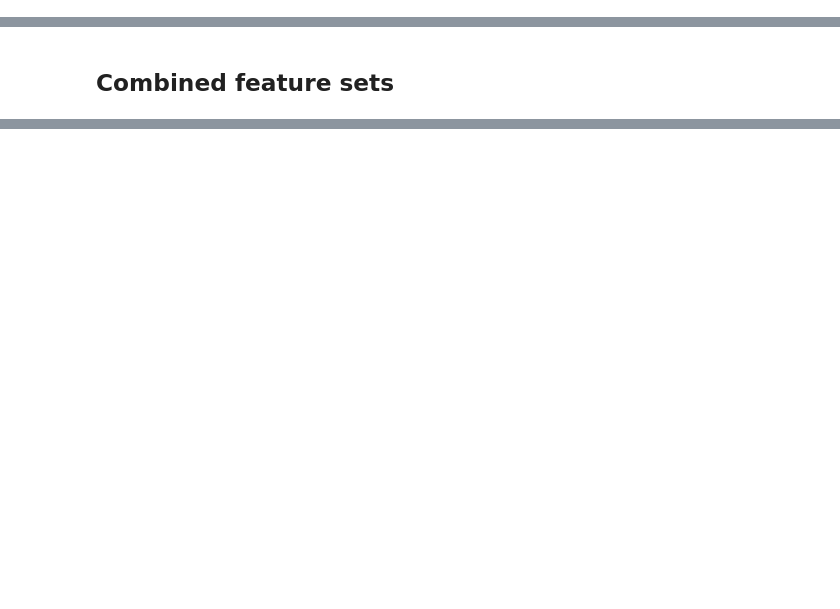
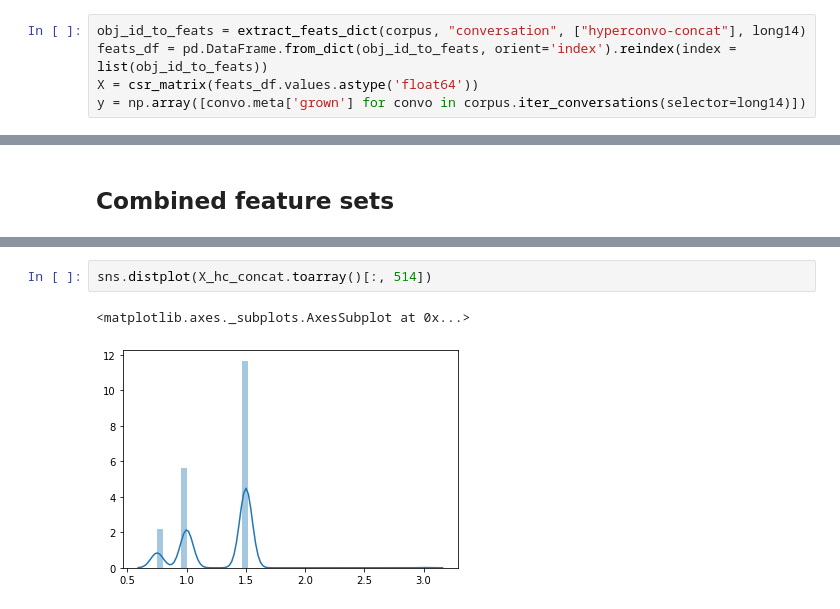
Before and after one commit to rgangela99/Cornell-Conversational-Analysis-Toolkit, a Jupyter notebook: convokit/tensor_decomposer/experiments/commenter-growth-predictive-task-focused.ipynb, the cells around one changed output, grey strips where cells are left out. Cells and saved outputs as stored; diff of their text form; blank space fills up the shorter version.

```diff
--- a/convokit/tensor_decomposer/experiments/commenter-growth-predictive-task-focused.ipynb
+++ b/convokit/tensor_decomposer/experiments/commenter-growth-predictive-task-focused.ipynb
@@ -219,0 +255,5 @@ TypeError: no supported conversion for types: (dtype('O'),)
+# %%
+obj_id_to_feats = extract_feats_dict(corpus, "conversation", ["hyperconvo-concat"], long14)
+feats_df = pd.DataFrame.from_dict(obj_id_to_feats, orient='index').reindex(index = list(obj_id_to_feats))
+X = csr_matrix(feats_df.values.astype('float64'))
+y = np.array([convo.meta['grown'] for convo in corpus.iter_conversations(selector=long14)])
@@ -342,0 +467,5 @@ np.mean(res)
+# %%
+sns.distplot(X_hc_concat.toarray()[:, 514])
+# %% [output]
+<matplotlib.axes._subplots.AxesSubplot at 0x...>
+[figure, added]
```
Also changed, not shown: parts of 68 cells of this notebook, 1 other file.
